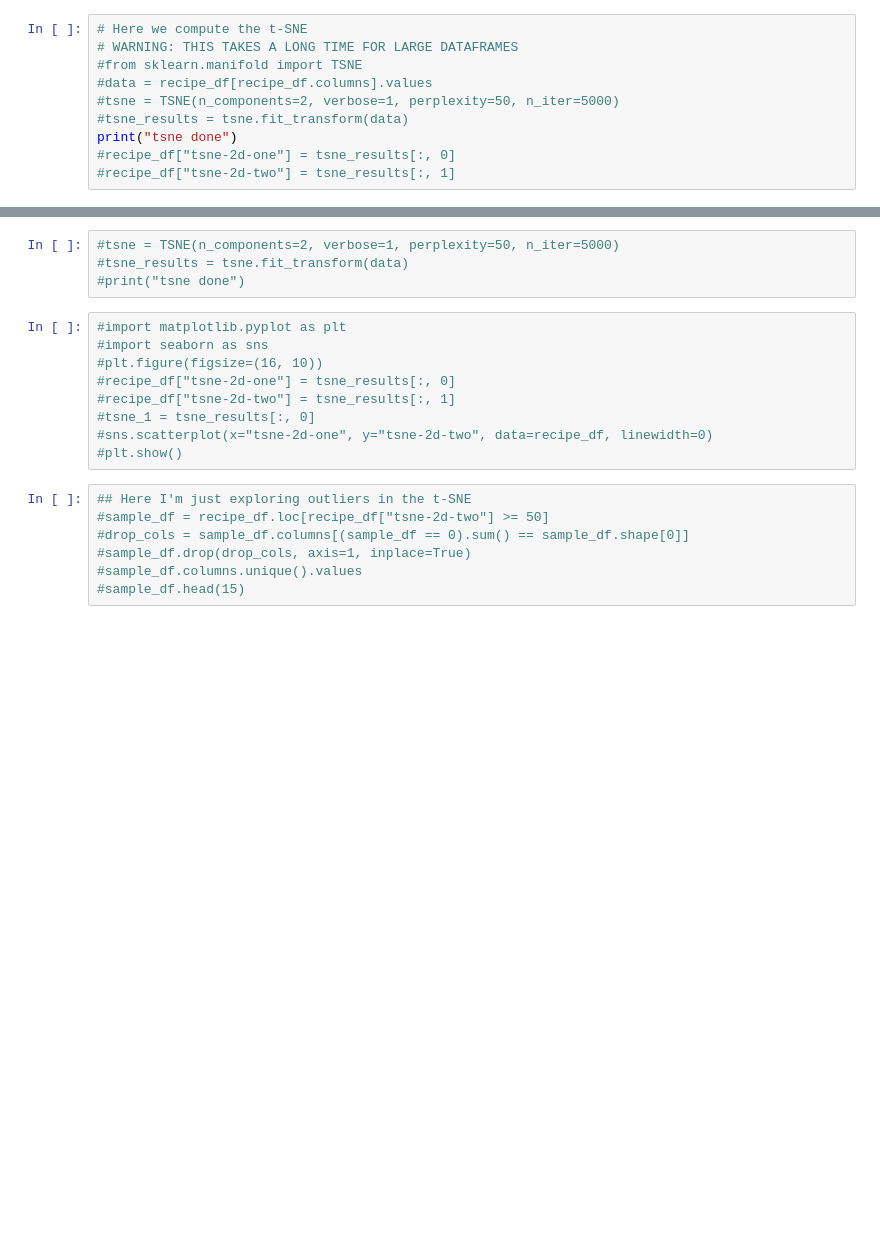
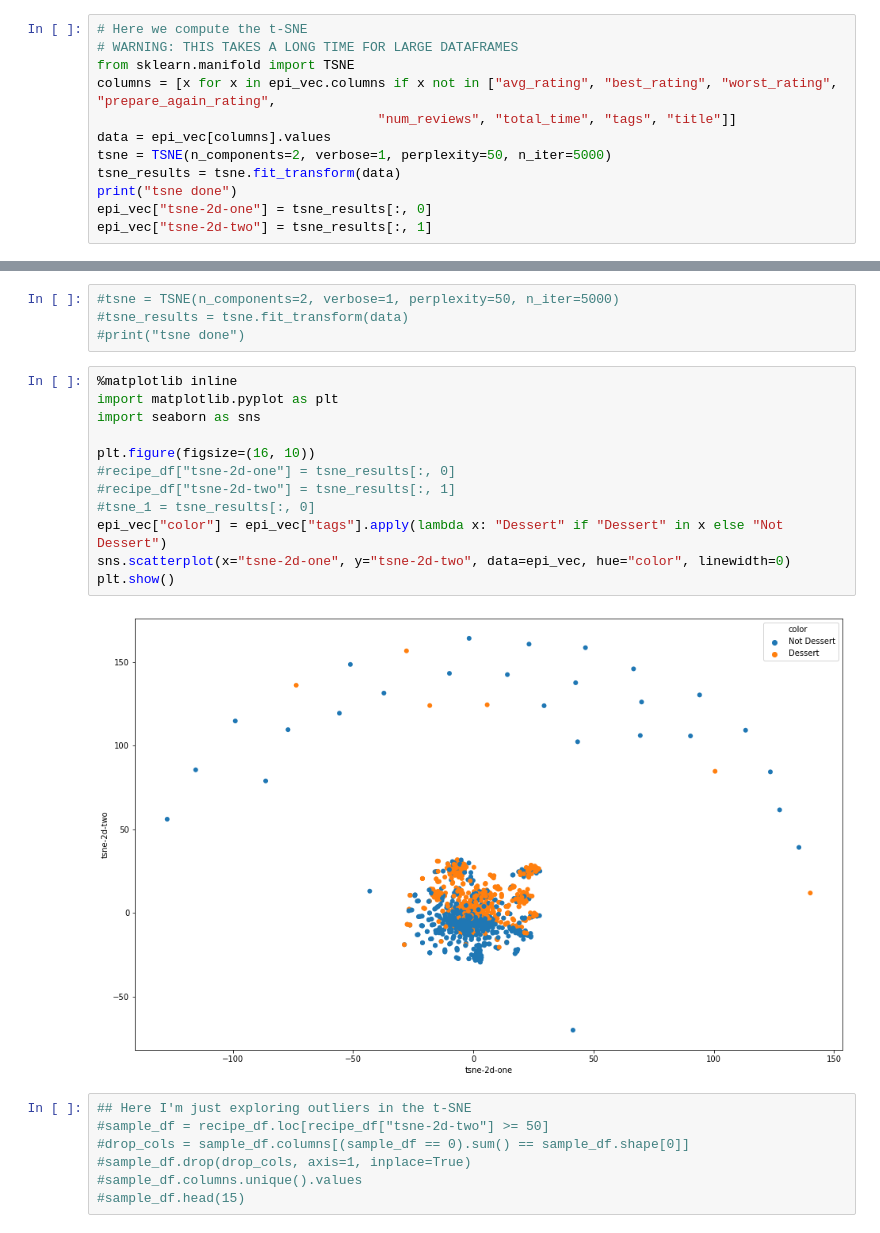
Before and after one commit to Sisyphus192/deep-dishes, a Jupyter notebook: notebooks/Parse Data.ipynb, the cells around one changed output, grey strips where cells are left out. Drawn from its saved outputs; the diff is of its cells as text; blank space fills up the shorter version.

```diff
--- a/notebooks/Parse Data.ipynb
+++ b/notebooks/Parse Data.ipynb
@@ -482,10 +417,12 @@ KeyError: '" bake pie crust'
 # %%
 # Here we compute the t-SNE
 # WARNING: THIS TAKES A LONG TIME FOR LARGE DATAFRAMES
-#from sklearn.manifold import TSNE
-#data = recipe_df[recipe_df.columns].values
-#tsne = TSNE(n_components=2, verbose=1, perplexity=50, n_iter=5000)
-#tsne_results = tsne.fit_transform(data)
+from sklearn.manifold import TSNE
+columns = [x for x in epi_vec.columns if x not in ["avg_rating", "best_rating", "worst_rating", "prepare_again_rating",
+                                    "num_reviews", "total_time", "tags", "title"]]
+data = epi_vec[columns].values
+tsne = TSNE(n_components=2, verbose=1, perplexity=50, n_iter=5000)
+tsne_results = tsne.fit_transform(data)
 print("tsne done")
-#recipe_df["tsne-2d-one"] = tsne_results[:, 0]
-#recipe_df["tsne-2d-two"] = tsne_results[:, 1]
+epi_vec["tsne-2d-one"] = tsne_results[:, 0]
+epi_vec["tsne-2d-two"] = tsne_results[:, 1]
@@ -500,14 +446,19 @@ print("tsne done")
 #tsne_results = tsne.fit_transform(data)
 #print("tsne done")
 # %%
-#import matplotlib.pyplot as plt
-#import seaborn as sns
-#plt.figure(figsize=(16, 10))
+%matplotlib inline
+import matplotlib.pyplot as plt
+import seaborn as sns
+
+plt.figure(figsize=(16, 10))
 #recipe_df["tsne-2d-one"] = tsne_results[:, 0]
 #recipe_df["tsne-2d-two"] = tsne_results[:, 1]
 #tsne_1 = tsne_results[:, 0]
-#sns.scatterplot(x="tsne-2d-one", y="tsne-2d-two", data=recipe_df, linewidth=0)
-#plt.show()
+epi_vec["color"] = epi_vec["tags"].apply(lambda x: "Dessert" if "Dessert" in x else "Not Dessert")
+sns.scatterplot(x="tsne-2d-one", y="tsne-2d-two", data=epi_vec, hue="color", linewidth=0)
+plt.show()
+# %% [output]
+[figure, added]
 # %%
 ## Here I'm just exploring outliers in the t-SNE
 #sample_df = recipe_df.loc[recipe_df["tsne-2d-two"] >= 50]
```
Also changed, not shown: parts of 36 cells of this notebook, 5 other files.
